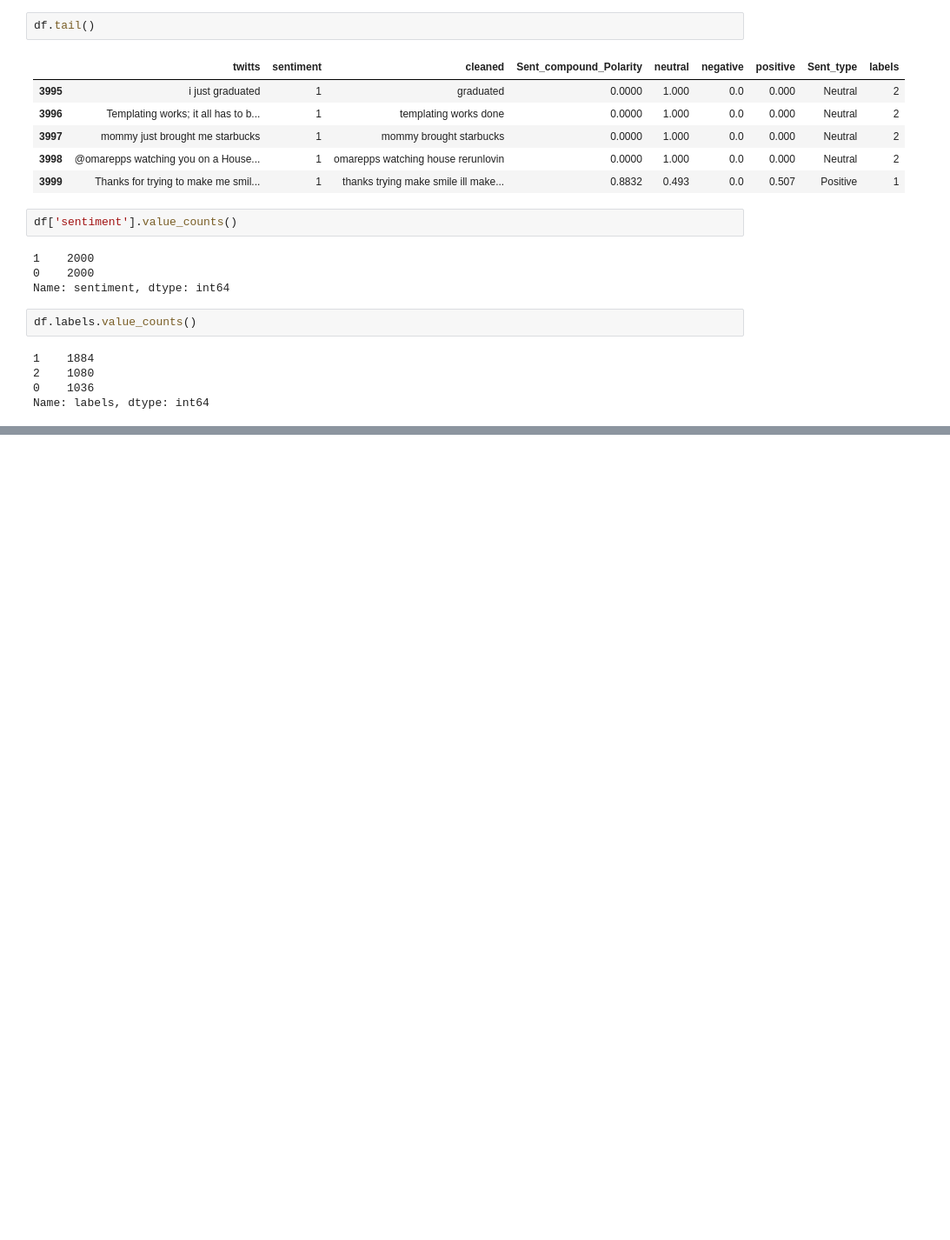
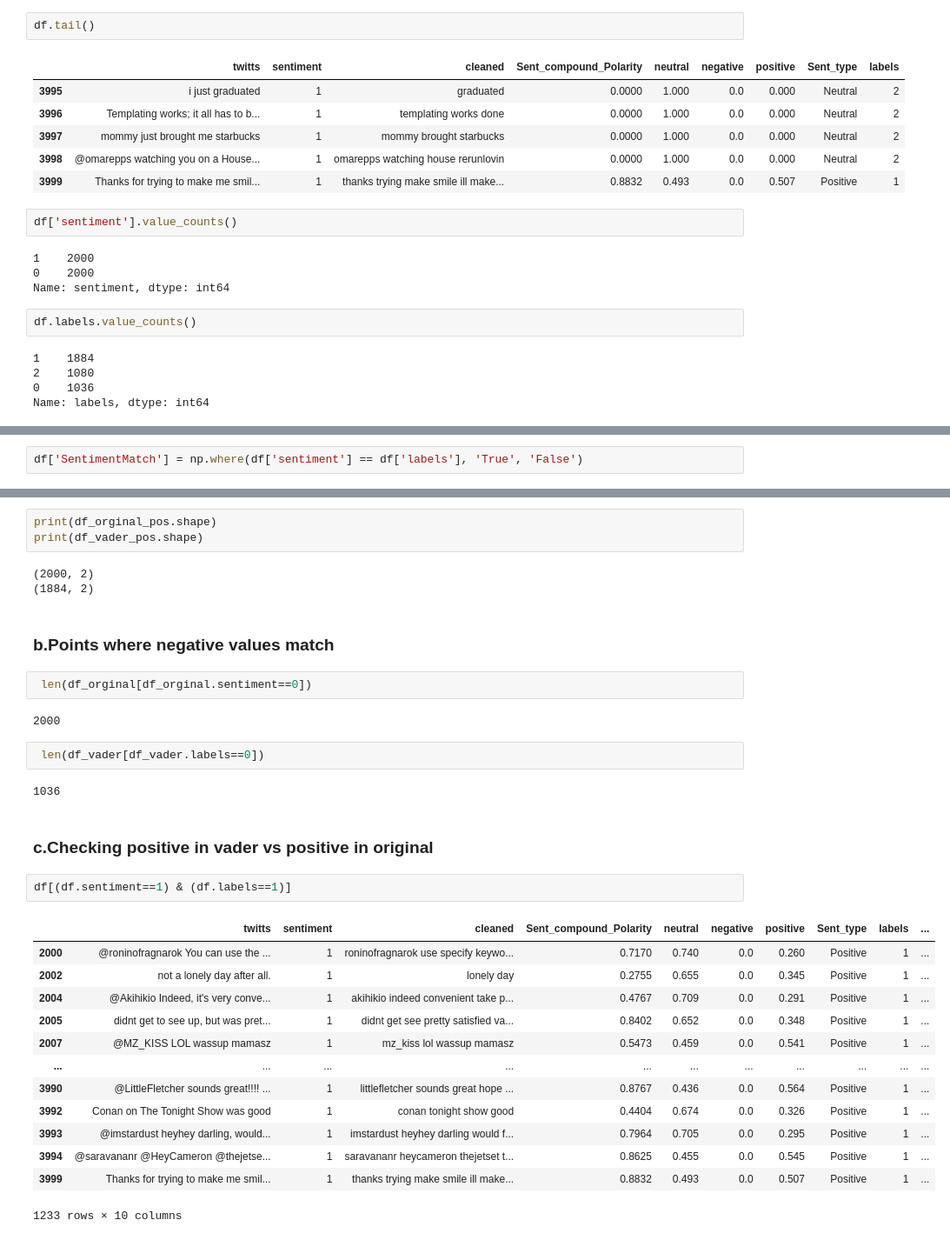
Before and after one commit to HassanSherwani/Natural-Language-Processing-II-, a Jupyter notebook: 15.Sentiment Analyses/vader lexicon.ipynb, the cells around one changed output, grey strips where cells are left out. Shown at 87% size. Saved outputs shown, nothing was run; the diff lists cells and outputs as text; blank space fills up the shorter version.

Commit message:
vader

```diff
--- a/15.Sentiment Analyses/vader lexicon.ipynb
+++ b/15.Sentiment Analyses/vader lexicon.ipynb
@@ -241,0 +248,2 @@ Name: labels, dtype: int64
+# %%
+df['SentimentMatch'] = np.where(df['sentiment'] == df['labels'], 'True', 'False')
@@ -241,0 +291,34 @@ Name: labels, dtype: int64
+# %%
+print(df_orginal_pos.shape)
+print(df_vader_pos.shape)
+# %% [output]
+(2000, 2)
+(1884, 2)
+# %% [markdown]
+### b.Points where negative values match
+# %%
+ len(df_orginal[df_orginal.sentiment==0])
+# %% [output]
+2000
+# %%
+ len(df_vader[df_vader.labels==0])
+# %% [output]
+1036
+# %% [markdown]
+### c.Checking positive in vader vs positive in original
+# %%
+df[(df.sentiment==1) & (df.labels==1)]
+# %% [output]
+|  | twitts | sentiment | cleaned | Sent_compound_Polarity | neutral | negative | positive | Sent_type | labels | ... |
+| 2000 | @roninofragnarok You can use the ... | 1 | roninofragnarok use specify keywo... | 0.7170 | 0.740 | 0.0 | 0.260 | Positive | 1 | ... |
+| 2002 | not a lonely day after all. | 1 | lonely day | 0.2755 | 0.655 | 0.0 | 0.345 | Positive | 1 | ... |
+| 2004 | @Akihikio Indeed, it's very conve... | 1 | akihikio indeed convenient take p... | 0.4767 | 0.709 | 0.0 | 0.291 | Positive | 1 | ... |
+| 2005 | didnt get to see up, but was pret... | 1 | didnt get see pretty satisfied va... | 0.8402 | 0.652 | 0.0 | 0.348 | Positive | 1 | ... |
+| 2007 | @MZ_KISS LOL wassup mamasz | 1 | mz_kiss lol wassup mamasz | 0.5473 | 0.459 | 0.0 | 0.541 | Positive | 1 | ... |
+| ... | ... | ... | ... | ... | ... | ... | ... | ... | ... | ... |
+| 3990 | @LittleFletcher sounds great!!!! ... | 1 | littlefletcher sounds great hope ... | 0.8767 | 0.436 | 0.0 | 0.564 | Positive | 1 | ... |
+| 3992 | Conan on The Tonight Show was good | 1 | conan tonight show good | 0.4404 | 0.674 | 0.0 | 0.326 | Positive | 1 | ... |
+| 3993 | @imstardust heyhey darling, would... | 1 | imstardust heyhey darling would f... | 0.7964 | 0.705 | 0.0 | 0.295 | Positive | 1 | ... |
+| 3994 | @saravananr @HeyCameron @thejetse... | 1 | saravananr heycameron thejetset t... | 0.8625 | 0.455 | 0.0 | 0.545 | Positive | 1 | ... |
+| 3999 | Thanks for trying to make me smil... | 1 | thanks trying make smile ill make... | 0.8832 | 0.493 | 0.0 | 0.507 | Positive | 1 | ... |
+1233 rows × 10 columns
```
Also changed, not shown: parts of 19 cells of this notebook.
